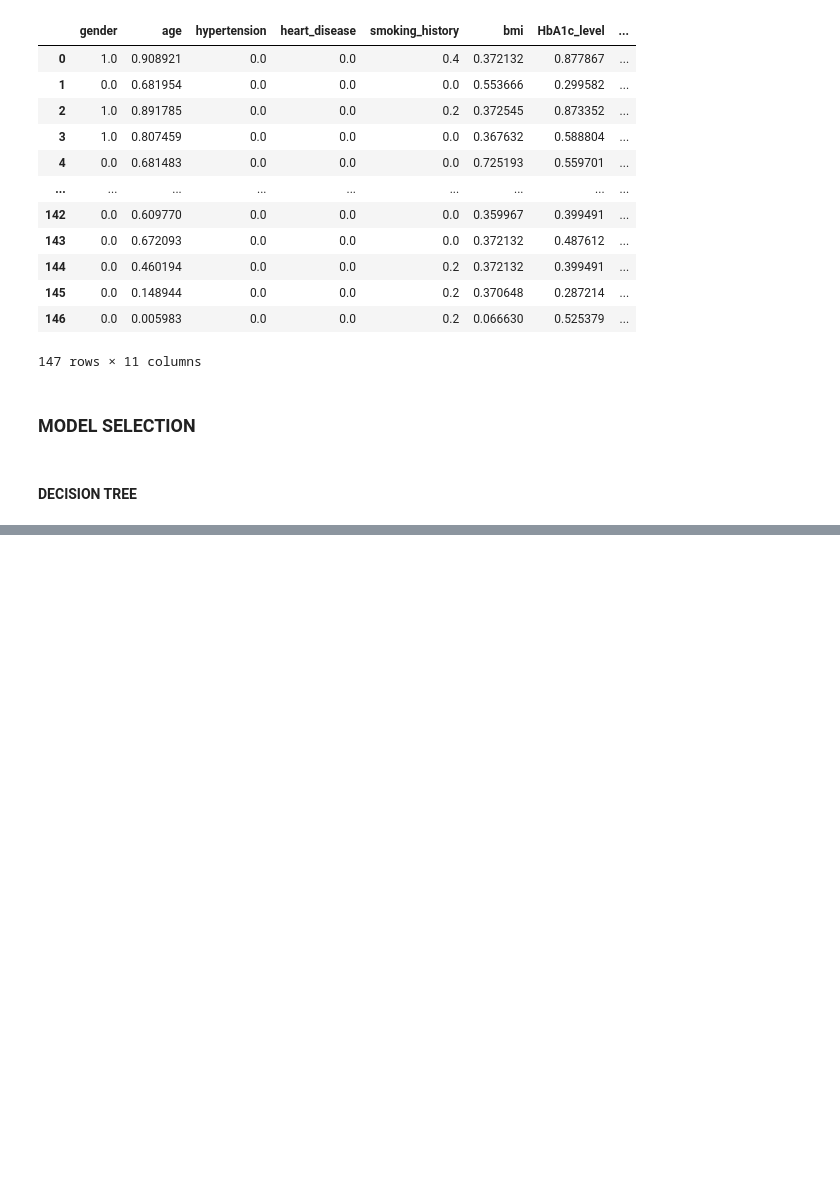
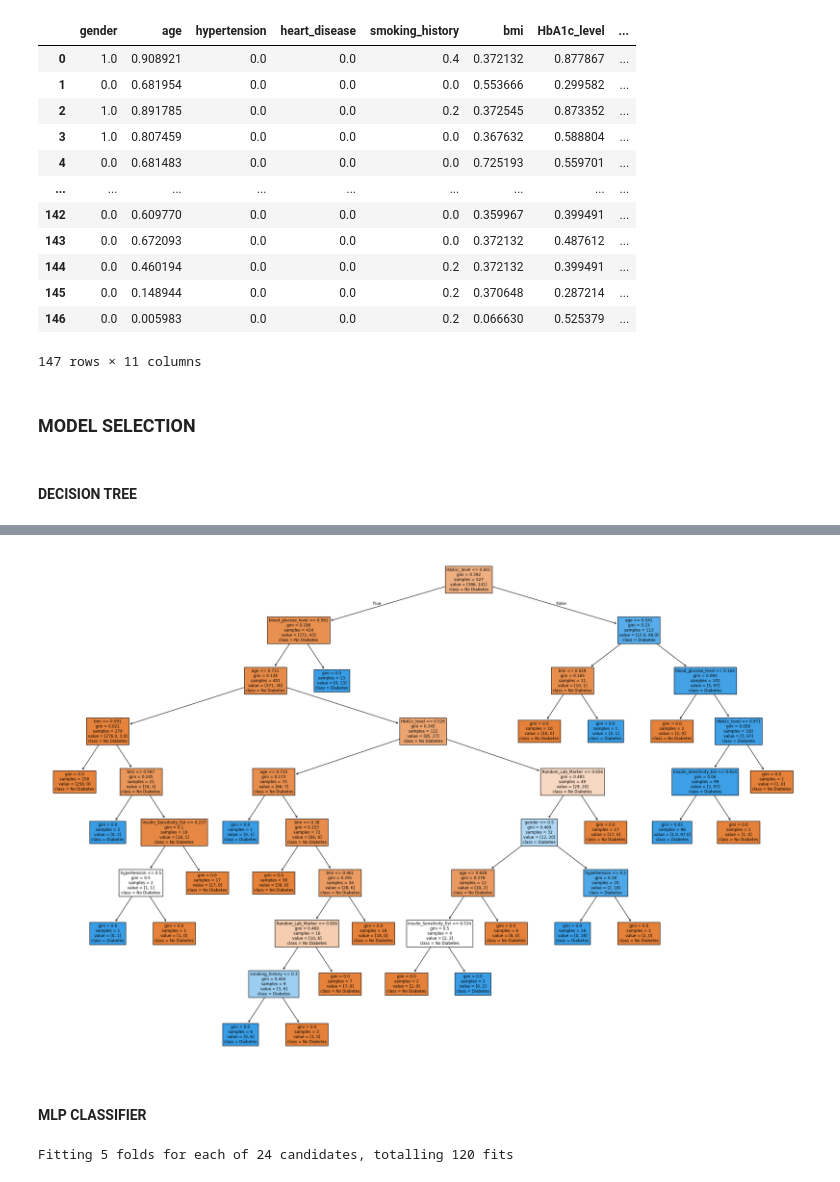
Before and after one commit to MartiChiodo/progetto_BIxBD, a Jupyter notebook: main.ipynb, the cells around one changed output, grey strips where cells are left out. Drawn from its saved outputs; the diff is of its cells as text; code cells hidden in the pictures; blank space fills up the shorter version.

```diff
--- a/main.ipynb
+++ b/main.ipynb
@@ -463,0 +478,39 @@ weighted avg       0.99      0.99      0.99       527
+# %%
+from sklearn.tree import export_text
+from sklearn.tree import plot_tree
+
+# Display the structure of the tree as a plot
+plt.figure(figsize=(30, 20))
+plot_tree(best_model_DT, feature_names=X_train.columns.tolist(), class_names=['No Diabetes', 'Diabetes'], filled=True)
+plt.savefig('output/DecisionTree.pdf', format='pdf', bbox_inches='tight')
+plt.show()
+# %% [output]
+[figure, added]
+# %% [markdown]
+#### **MLP CLASSIFIER**
+# %%
+from sklearn.neural_network import MLPClassifier
+from sklearn.model_selection import GridSearchCV
+
+# Creating the model
+model_MLP = MLPClassifier()
+
+# Initializing a GridSearchCV object
+grid_search_MLP = GridSearchCV(
+    estimator = model_MLP,
+    param_grid={
+        'hidden_layer_sizes': [(15, 7, 15), (11,15,11), (11,11,11,11,11)],
+        'activation': ['relu', 'identity'],
+        'max_iter': [3000],
+        'learning_rate' : ['constant', 'adaptive'],
+        'solver': ['adam', 'sgd'],
+        }  ,
+    scoring='f1',
+    cv=K_FOLD,
+    verbose=1,
+    n_jobs=1
+)
+
+model_MLP = grid_search_MLP.fit(X_train, y_train)
+# %% [output]
+Fitting 5 folds for each of 24 candidates, totalling 120 fits
```
Also changed, not shown: parts of 21 cells of this notebook, 12 other files.
